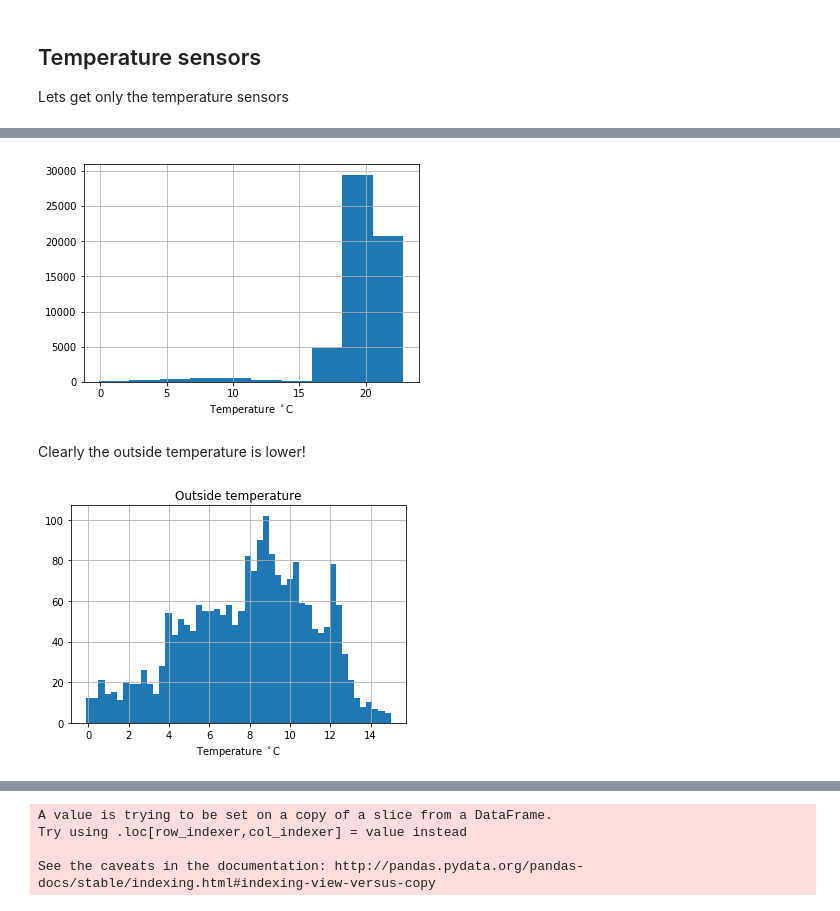
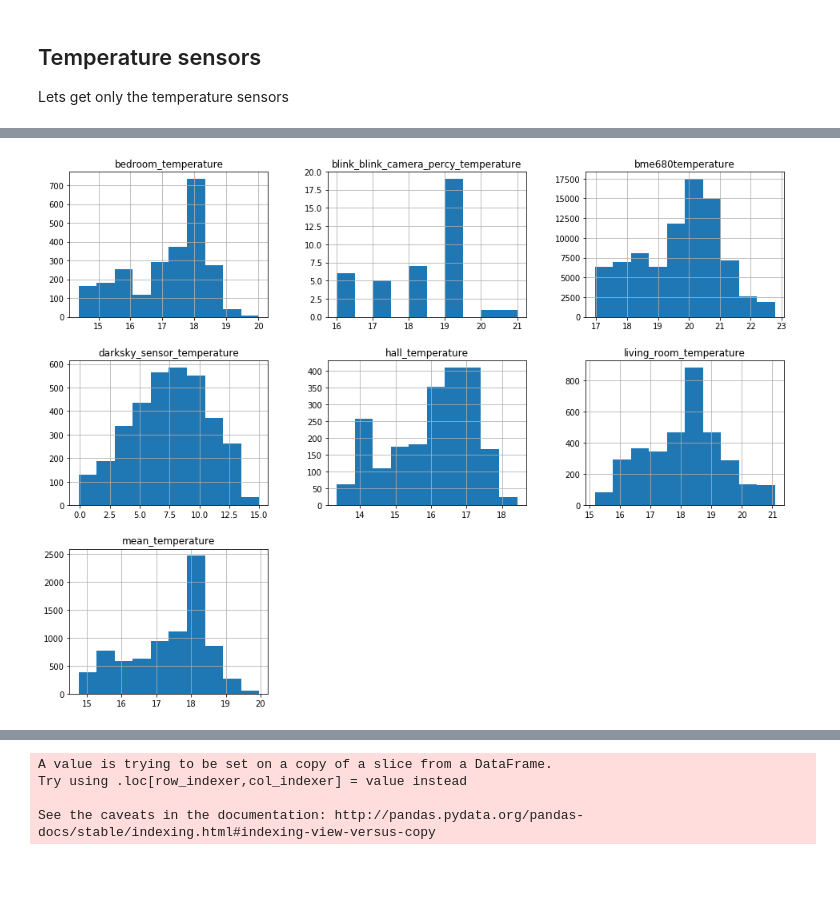
Before and after one commit to robmarkcole/HASS-data-science, a Jupyter notebook: SQLAlchemy HASS 20-11-2017.ipynb, the cells around one changed output, grey strips where cells are left out. Drawn from its saved outputs; the diff is of its cells as text; code cells hidden in the pictures; blank space fills up the shorter version.

```diff
--- a/SQLAlchemy HASS 20-11-2017.ipynb
+++ b/SQLAlchemy HASS 20-11-2017.ipynb
@@ -166,7 +146,7 @@ stmt = text("SELECT * FROM states where last_changed>=:date_filter")
 
 # bind parameters to the stmt value, specifying the date_filter to be 10 days \
 # before today
-stmt = stmt.bindparams(date_filter=datetime.now()-timedelta(days=100))
+stmt = stmt.bindparams(date_filter=datetime.now()-timedelta(days=20))
 
 # execute the SQL statement
 allquery = engine.execute(stmt)
@@ -273,10 +196,0 @@ These have state data which are strings, convert to float. Tidy all this up so t
-# %%
-def parse_sensor_domain(parsedDF):
-    """Parse raw df from HA to return numeric sensor data."""
-    parsed_df = parsedDF[parsedDF['domain'] == 'sensor']
-    parsed_df = parsed_df[parsed_df['state'].apply(lambda x: isfloat(x))]  # drop values that cant be converted to float
-    parsed_df['state'] = parsed_df['state'].apply(lambda x: float(x))
-    return parsed_df
-
-sensors_df = parse_sensor_domain(parsedDF)
-print(sensors_df['entity_id'].unique())
@@ -296,0 +200,17 @@ print(sensors_df['entity_id'].unique())
+# %%
+%%time
+
+def parse_sensor_domain(raw_df):
+    """Parse raw df from HA to return numeric sensor data."""
+    df = raw_df[raw_df['domain'] == 'sensor']  # get only sensors
+    df = df[['entity_id', 'state', 'last_changed']] # Keep only these cols
+    df['entity'] = df['entity_id'].apply(lambda x: rename_entity(x)) # Lets change sensor.name to name and rename col for clarity
+    df.drop('entity_id', axis=1, inplace=True)
+    df = df[df['state'].apply(lambda x: isfloat(x))]  # drop values that cant be converted to float
+    df['state'] = df['state'].apply(lambda x: float(x)) # Convert remaining data to floats
+    df = df.pivot_table(index='last_changed', columns='entity', values='state', aggfunc='mean') # Perform a pivot. Where there are duplicates, take the mean
+    return df
+
+sensors_df = parse_sensor_domain(allqueryDF)
+#sensors_df = sensors_df[0:20]
+sensors_df.head()
@@ -310,0 +223,8 @@ temperature_sensors_df.head()
+# %%
+height=6
+width=12
+
+temperature_sensors_df = sensors_df[temperature_sensors_list]
+ax = temperature_sensors_df.plot(figsize=(width, height))
+ax.set_ylim(16,22)
+ax.legend(loc='center left', bbox_to_anchor=(1, 0.5));
@@ -311,15 +233,8 @@ temperature_sensors_df.head()
 # %%
-temperature_sensors_df['state'].hist(bins=10);  # Plot histogram of all temperature sensors
-plt.xlabel("Temperature $^\circ$C");
+height=12
+width=16
+
+temperature_sensors_df.hist(bins=10, figsize=(width, height));  # Plot histogram of all temperature sensors
+#plt.xlabel("Temperature $^\circ$C");
 # %% [output]
-[figure, old version]
+[figure, new version]
-# %% [markdown]
-Clearly the outside temperature is lower!
-# %%
-temperature_sensors_df['state'][
-    temperature_sensors_df['entity_id'] == 'sensor.darksky_sensor_temperature'].hist(
-    bins=50);
-plt.title("Outside temperature");
-plt.xlabel("Temperature $^\circ$C");
-# %% [output]
-[figure, removed]
```
Also changed, not shown: parts of 48 cells of this notebook.
